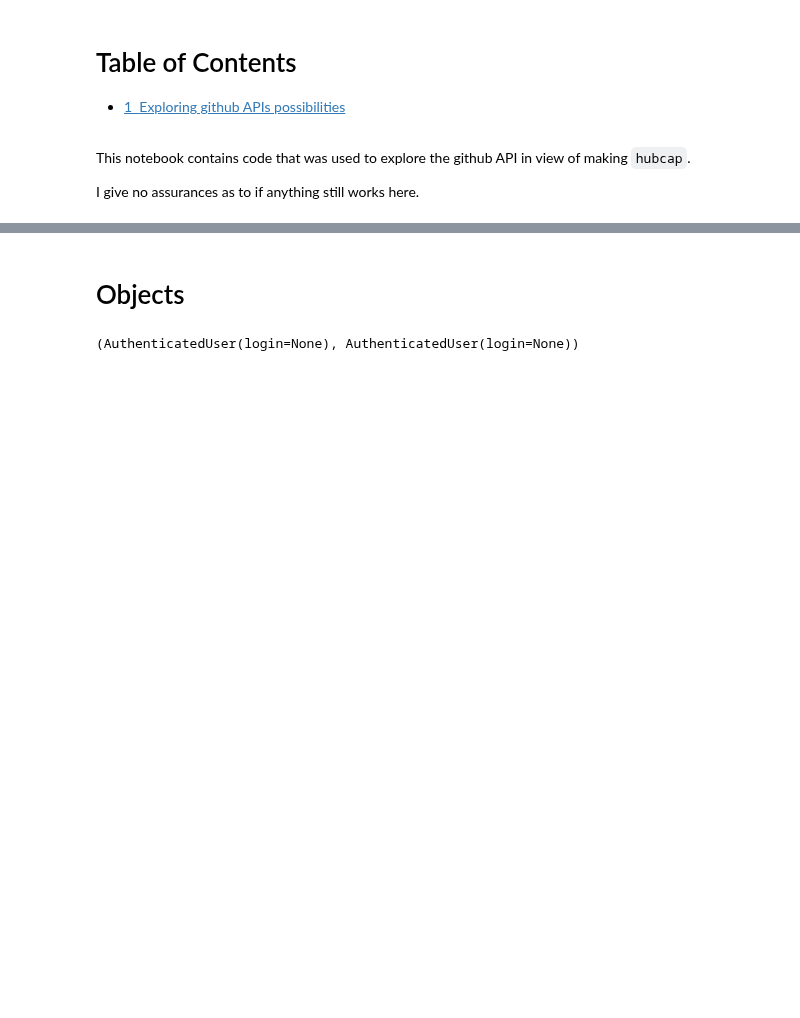
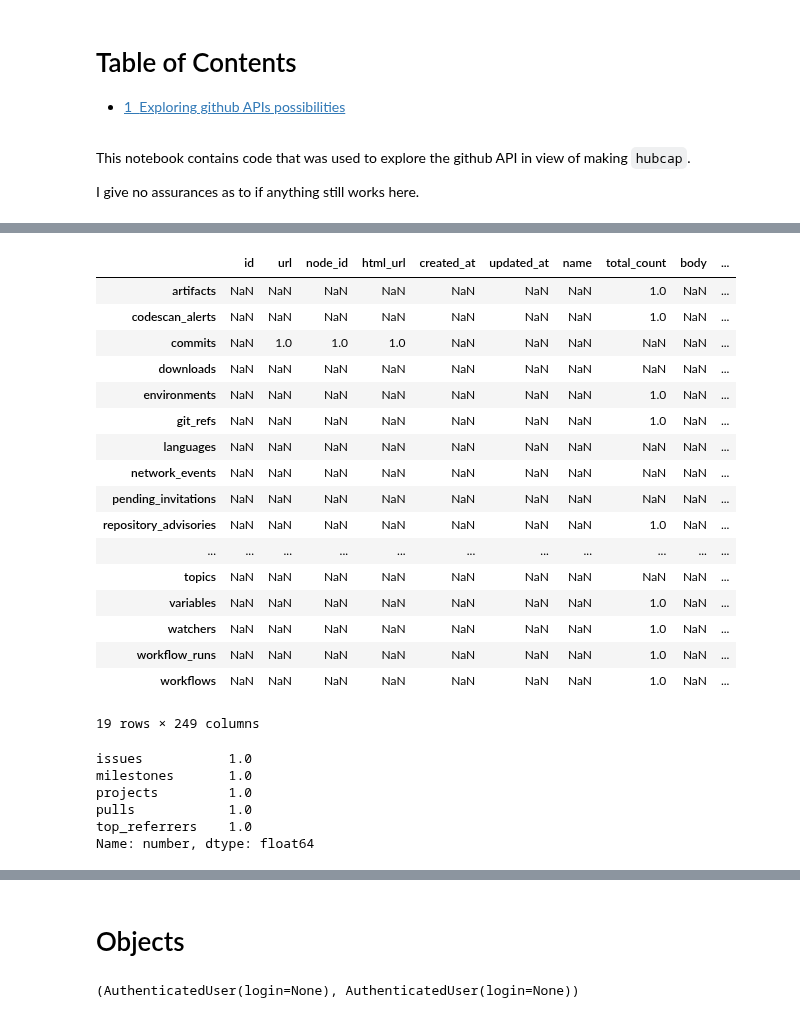
Before and after one commit to thorwhalen/hubcap, a Jupyter notebook: misc/Hubcap Construction Site.ipynb, the cells around one changed output, grey strips where cells are left out. Cells and saved outputs as stored; diff of their text form; code cells hidden in the pictures; blank space fills up the shorter version.

```diff
--- a/misc/Hubcap Construction Site.ipynb
+++ b/misc/Hubcap Construction Site.ipynb
@@ -10,0 +317,19 @@ from guide import print_attrs_info
+# %%
+def choose_keys(d):
+    for collection_name, names in d.T.items():
+        names = names.dropna().index.tolist()
+        # print(names)
+        # break
+        if 'number' in names:
+            yield collection_name, 'number'
+        elif 'name' in names:
+            yield collection_name, 'name'
+        elif 'id' in names:
+            yield collection_name, 'id'
+        # elif 'comments' in names:
+        #     yield collection_name, 'comments'
+        else:
+            yield collection_name, None
+
+
+dict(choose_keys(d))
@@ -10,0 +354,3 @@ from guide import print_attrs_info
+# %%
+collections_not_having_names_yet = [k for k, v in choose_keys(d) if not v]
+collections_not_having_names_yet
@@ -10,0 +377,33 @@ from guide import print_attrs_info
+# %%
+d.loc[collections_not_having_names_yet, :]
+# %% [output]
+|  | id | url | node_id | html_url | created_at | updated_at | name | total_count | body | ... |
+| artifacts | NaN | NaN | NaN | NaN | NaN | NaN | NaN | 1.0 | NaN | ... |
+| codescan_alerts | NaN | NaN | NaN | NaN | NaN | NaN | NaN | 1.0 | NaN | ... |
+| commits | NaN | 1.0 | 1.0 | 1.0 | NaN | NaN | NaN | NaN | NaN | ... |
+| downloads | NaN | NaN | NaN | NaN | NaN | NaN | NaN | NaN | NaN | ... |
+| environments | NaN | NaN | NaN | NaN | NaN | NaN | NaN | 1.0 | NaN | ... |
+| git_refs | NaN | NaN | NaN | NaN | NaN | NaN | NaN | 1.0 | NaN | ... |
+| languages | NaN | NaN | NaN | NaN | NaN | NaN | NaN | NaN | NaN | ... |
+| network_events | NaN | NaN | NaN | NaN | NaN | NaN | NaN | NaN | NaN | ... |
+| pending_invitations | NaN | NaN | NaN | NaN | NaN | NaN | NaN | NaN | NaN | ... |
+| repository_advisories | NaN | NaN | NaN | NaN | NaN | NaN | NaN | 1.0 | NaN | ... |
+| ... | ... | ... | ... | ... | ... | ... | ... | ... | ... | ... |
+| topics | NaN | NaN | NaN | NaN | NaN | NaN | NaN | NaN | NaN | ... |
+| variables | NaN | NaN | NaN | NaN | NaN | NaN | NaN | 1.0 | NaN | ... |
+| watchers | NaN | NaN | NaN | NaN | NaN | NaN | NaN | 1.0 | NaN | ... |
+| workflow_runs | NaN | NaN | NaN | NaN | NaN | NaN | NaN | 1.0 | NaN | ... |
+| workflows | NaN | NaN | NaN | NaN | NaN | NaN | NaN | 1.0 | NaN | ... |
+19 rows × 249 columns
+# %%
+import numpy as np
+t = d.sum()
+t['number']
+d['number'].dropna()
+# %% [output]
+issues           1.0
+milestones       1.0
+projects         1.0
+pulls            1.0
+top_referrers    1.0
+Name: number, dtype: float64
```
Also changed, not shown: parts of 93 cells of this notebook, 7 other files.
